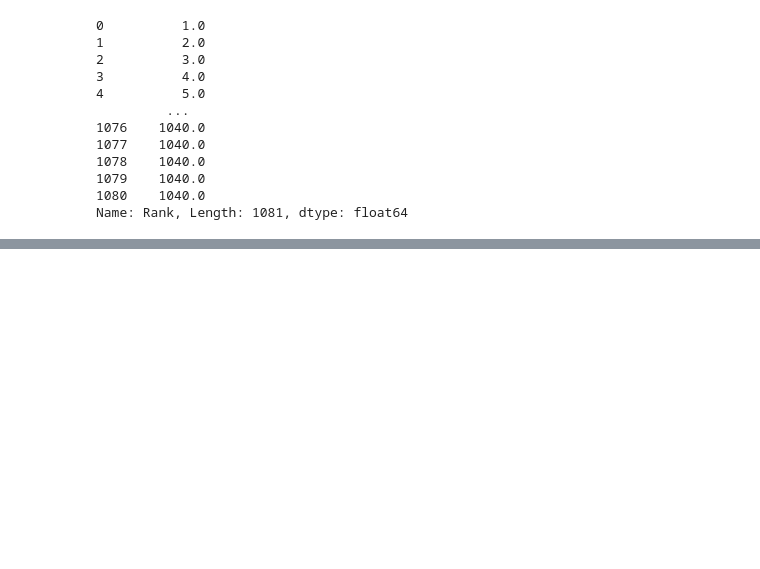
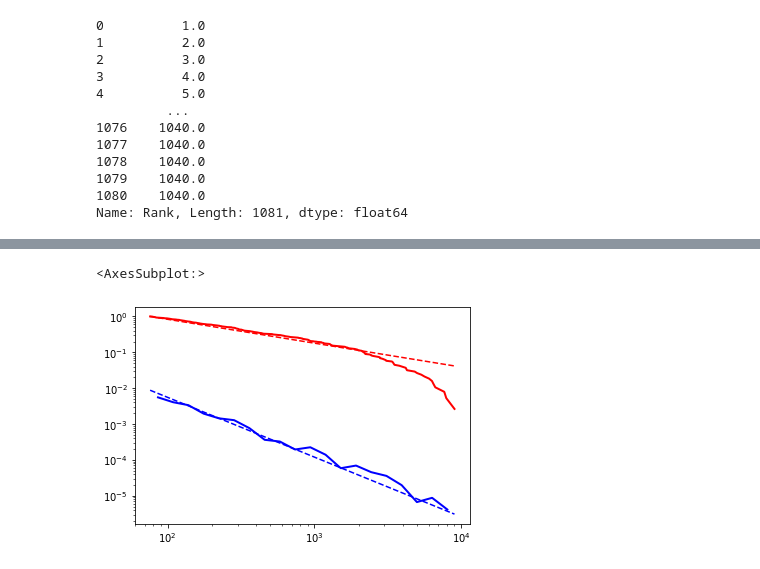
Before and after one commit to ReynaudNils/Stage_M1, a Jupyter notebook: Jupyter_Notebook/Modelisation_Plantnet300K.ipynb, the cells around one changed output, grey strips where cells are left out. Saved outputs shown, nothing was run; the diff lists cells and outputs as text; code cells hidden in the pictures; blank space fills up the shorter version.

```diff
--- a/Jupyter_Notebook/Modelisation_Plantnet300K.ipynb
+++ b/Jupyter_Notebook/Modelisation_Plantnet300K.ipynb
@@ -111,0 +145,9 @@ import zipf
+# %%
+#PDF and CCDF of our data with powerlaw fit
+fig2 = fit.plot_pdf(color='b', linewidth=2)
+fit.power_law.plot_pdf(color='b', linestyle='--', ax=fig2)
+fit.plot_ccdf(color='r', linewidth=2, ax=fig2)
+fit.power_law.plot_ccdf(color='r', linestyle='--', ax=fig2)
+# %% [output]
+<AxesSubplot:>
+[figure, added]
```
Also changed, not shown: parts of 49 cells of this notebook.
